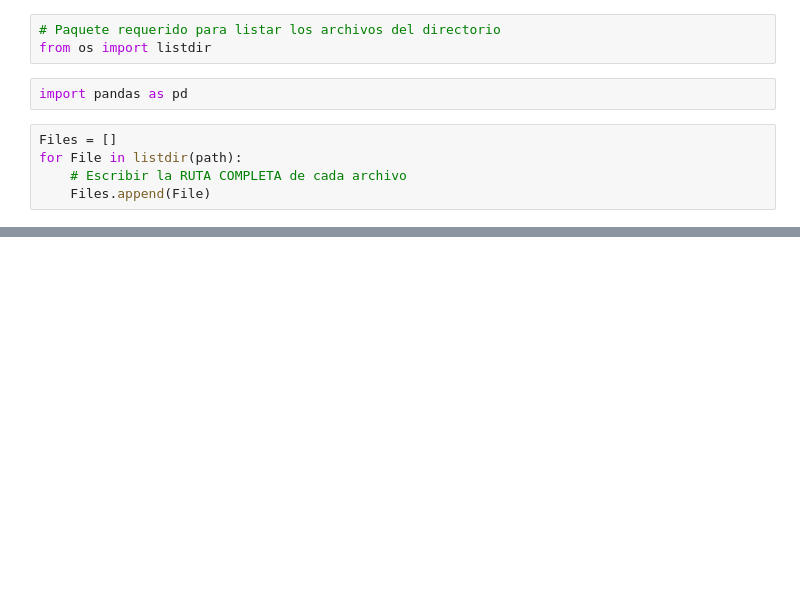
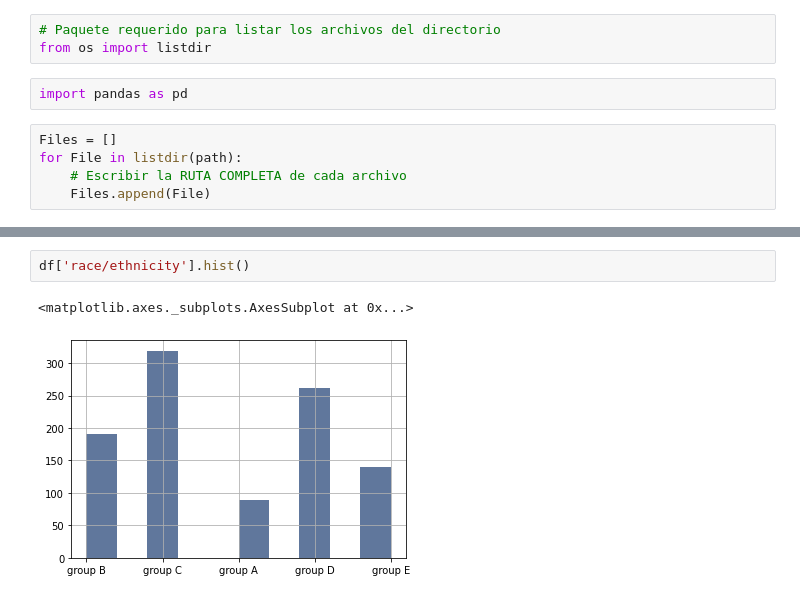
Before and after one commit to vale314/machine-learning-course-CUCEI-00, a Jupyter notebook: Challenge02.ipynb, the cells around one changed output, grey strips where cells are left out. Drawn from its saved outputs; the diff is of its cells as text; blank space fills up the shorter version.

```diff
--- a/Challenge02.ipynb
+++ b/Challenge02.ipynb
@@ -85,0 +96,5 @@ df.describe(include='all')
+# %%
+df['race/ethnicity'].hist()
+# %% [output]
+<matplotlib.axes._subplots.AxesSubplot at 0x...>
+[figure, added]
```
Also changed, not shown: parts of 17 cells of this notebook.
